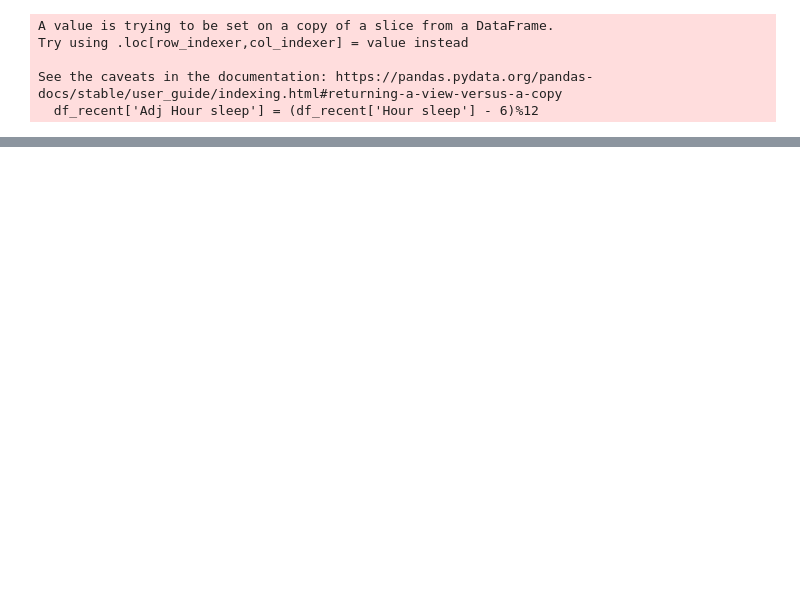
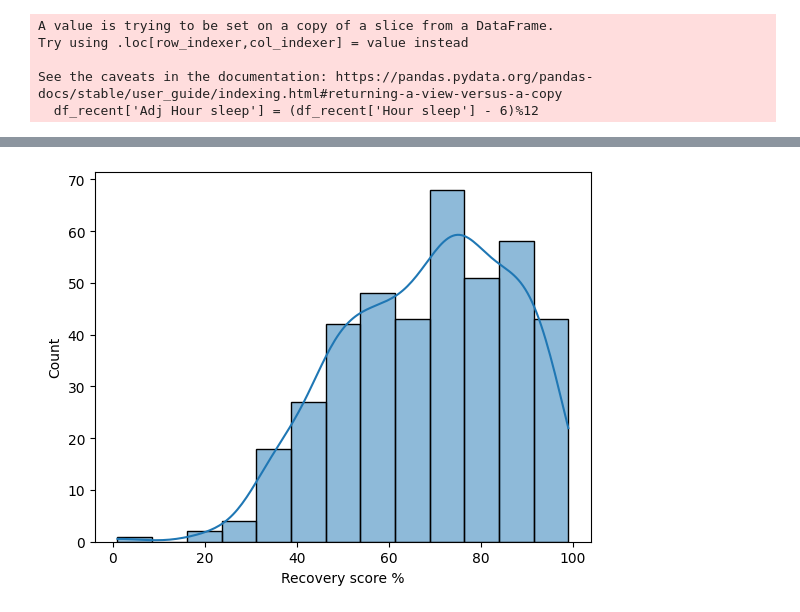
Before and after one commit to psyrgkan/Whoop_investigation, a Jupyter notebook: clean_data.ipynb, the cells around one changed output, grey strips where cells are left out. Drawn from its saved outputs; the diff is of its cells as text; code cells hidden in the pictures; blank space fills up the shorter version.

```diff
--- a/clean_data.ipynb
+++ b/clean_data.ipynb
@@ -819,0 +824,4 @@ sns.histplot(df_recent['Adj Hour sleep'], kde=True);
+# %%
+sns.histplot(df_recent['Recovery score %'], kde=True);
+# %% [output]
+[figure, added]
```
Also changed, not shown: parts of 18 cells of this notebook.
